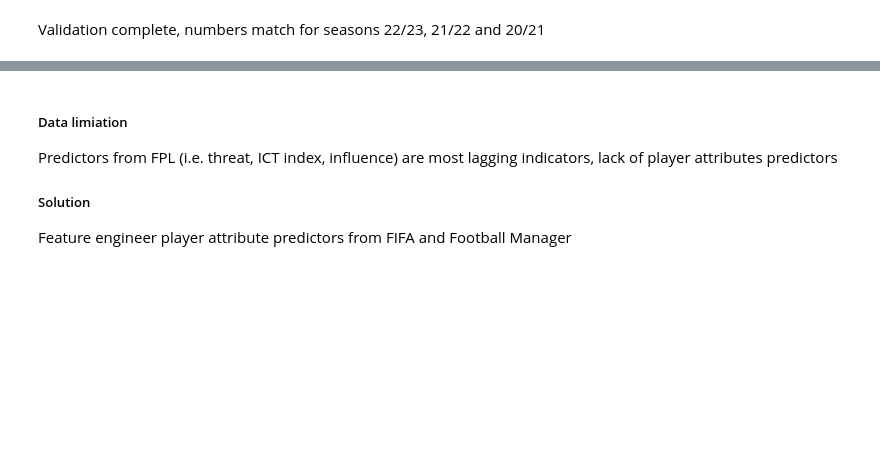
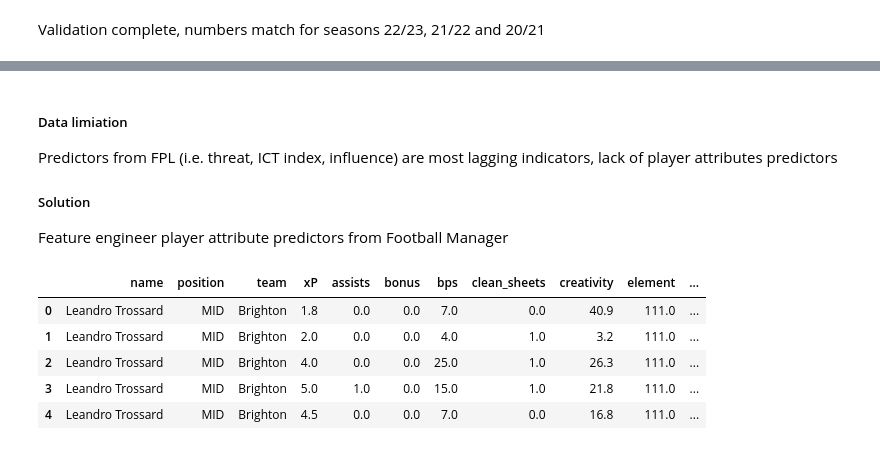
Before and after one commit to Willyiam723/fpl, a Jupyter notebook: main.ipynb, the cells around one changed output, grey strips where cells are left out. Cells and saved outputs as stored; diff of their text form; code cells hidden in the pictures; blank space fills up the shorter version.

```diff
--- a/main.ipynb
+++ b/main.ipynb
@@ -239,4 +238,14 @@ plt.show()
 Predictors from FPL (i.e. threat, ICT index, influence) are most lagging indicators, lack of player attributes predictors
 
 ##### Solution
-Feature engineer player attribute predictors from FIFA and Football Manager
+Feature engineer player attribute predictors from Football Manager
+# %%
+df_master = df_master[df_master['season'] == '2022-23']
+df_master.head()
+# %% [output]
+|  | name | position | team | xP | assists | bonus | bps | clean_sheets | creativity | element | ... |
+| 0 | Leandro Trossard | MID | Brighton | 1.8 | 0.0 | 0.0 | 7.0 | 0.0 | 40.9 | 111.0 | ... |
+| 1 | Leandro Trossard | MID | Brighton | 2.0 | 0.0 | 0.0 | 4.0 | 1.0 | 3.2 | 111.0 | ... |
+| 2 | Leandro Trossard | MID | Brighton | 4.0 | 0.0 | 0.0 | 25.0 | 1.0 | 26.3 | 111.0 | ... |
+| 3 | Leandro Trossard | MID | Brighton | 5.0 | 1.0 | 0.0 | 15.0 | 1.0 | 21.8 | 111.0 | ... |
+| 4 | Leandro Trossard | MID | Brighton | 4.5 | 0.0 | 0.0 | 7.0 | 0.0 | 16.8 | 111.0 | ... |
```
Also changed, not shown: parts of 14 cells of this notebook.
